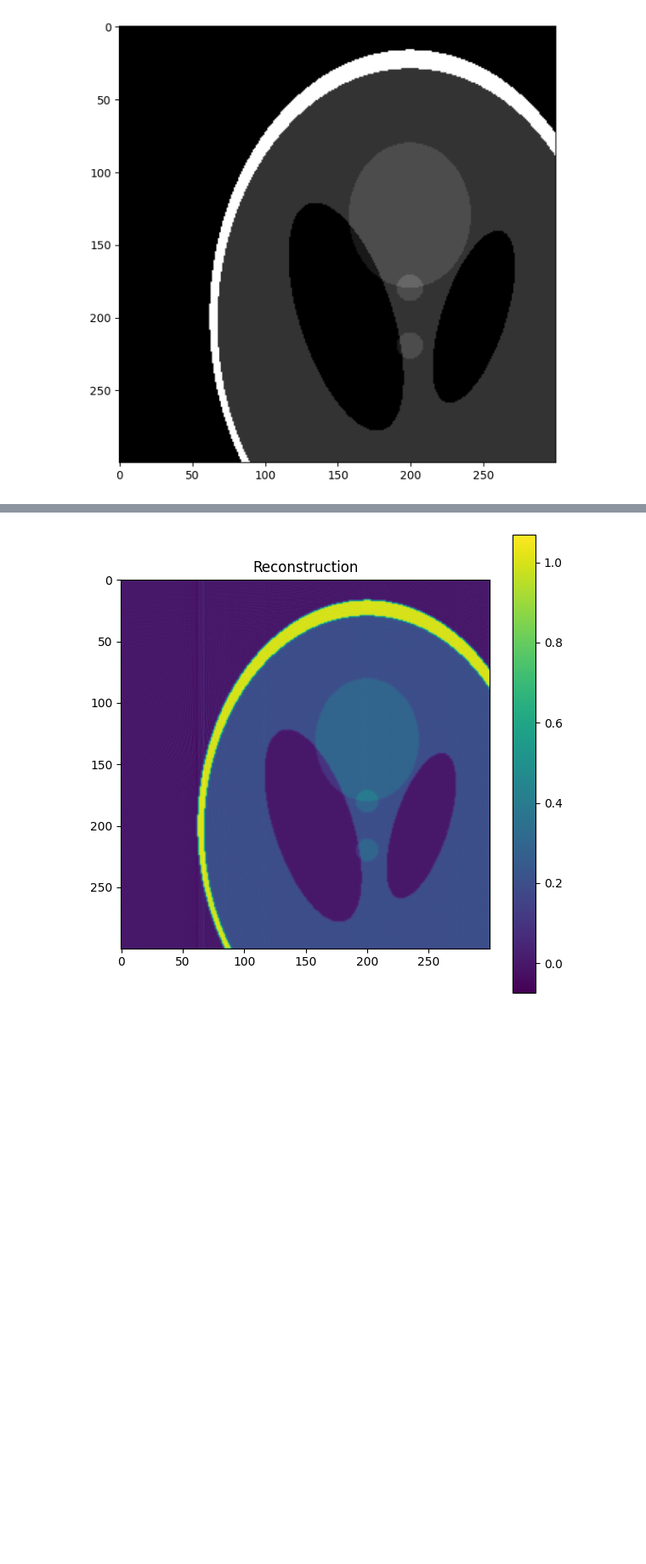
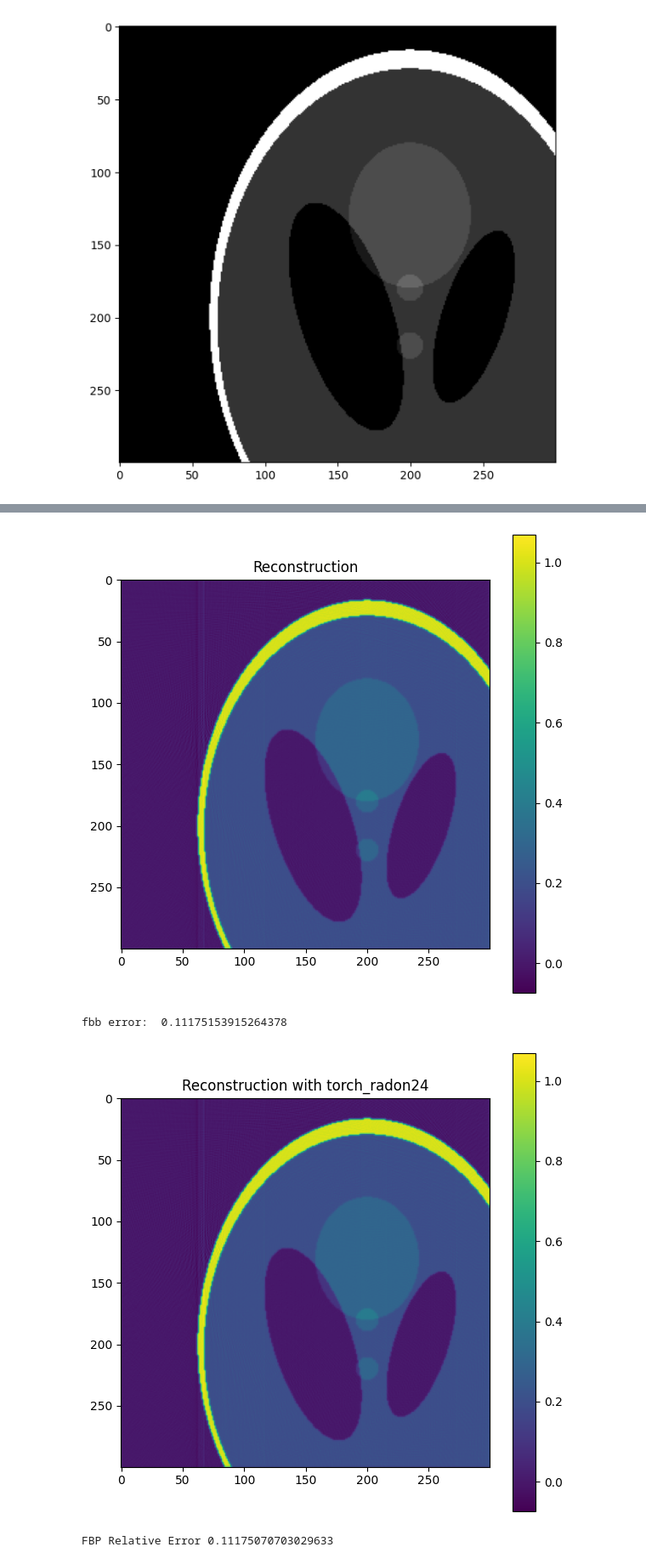
Before and after one commit to QBioImaging/torch_radon24, a Jupyter notebook: test.ipynb, the cells around one changed output, grey strips where cells are left out. Shown at 85% size. Saved outputs shown, nothing was run; the diff lists cells and outputs as text; code cells hidden in the pictures; blank space fills up the shorter version.

```diff
--- a/test.ipynb
+++ b/test.ipynb
@@ -28,39 +28,42 @@ device = torch.device("cuda")
 
 # Generate sinogram
 sinogram = radon(img, theta=np.linspace(0, 180, n_angles), circle=False)
 plt.imshow(sinogram)
 plt.colorbar()
 plt.title("Sinogram")
 plt.show()
 
 plt.imshow(img)
 plt.colorbar()
 plt.title("Original")
 plt.show()
 # Apply filtered backprojection
-reconstructed1 = iradon(sinogram, theta=np.linspace(0, 180, n_angles), filter_name="ramp", circle=False)
-plt.imshow(reconstructed1)
+reconstructed_skimage = iradon(sinogram, theta=np.linspace(0, 180, n_angles), filter_name="ramp", circle=False)
+plt.imshow(reconstructed_skimage)
 plt.colorbar()
 plt.title("Reconstruction")
 plt.show()
-print("fbb error: ", np.linalg.norm(img - reconstructed1) / np.linalg.norm(reconstructed1))
+print("fbb error: ", np.linalg.norm(img - reconstructed_skimage) / np.linalg.norm(reconstructed_skimage))
 
 # Apply filtered backprojection on gpu by torch_radon24
 image = torch.FloatTensor(img).to(device)[None, None]
 radon_op1 = Radon(thetas=np.linspace(0, np.pi, n_angles), circle=False, device=device, filter_name="ramp")
-reconstructed1 = radon_op1.filter_backprojection(torch.tensor(sinogram, dtype=torch.float32, device="cuda")[None, None])
+reconstructed_24 = radon_op1.filter_backprojection(torch.tensor(sinogram, dtype=torch.float32, device="cuda")[None, None])
 
 
-plt.imshow(reconstructed1[0, 0].cpu().numpy())
+plt.imshow(reconstructed_24[0, 0].cpu().numpy())
 plt.colorbar()
 plt.title("Reconstruction with torch_radon24")
 plt.show()
 
-print("FBP Relative Error", (torch.norm(image - reconstructed1) / torch.norm(reconstructed1)).item())
+print("FBP Relative Error", (torch.norm(image - reconstructed_24) / torch.norm(reconstructed_24)).item())
 # %% [output]
 [figure]
 [figure]
 [figure]
+fbb error:  0.11175153915264378
+[figure, added]
+FBP Relative Error 0.11175070703029633
 # %%
 n_angles = 512
 device = torch.device("cuda")
```
Also changed, not shown: parts of 1 cell of this notebook.
